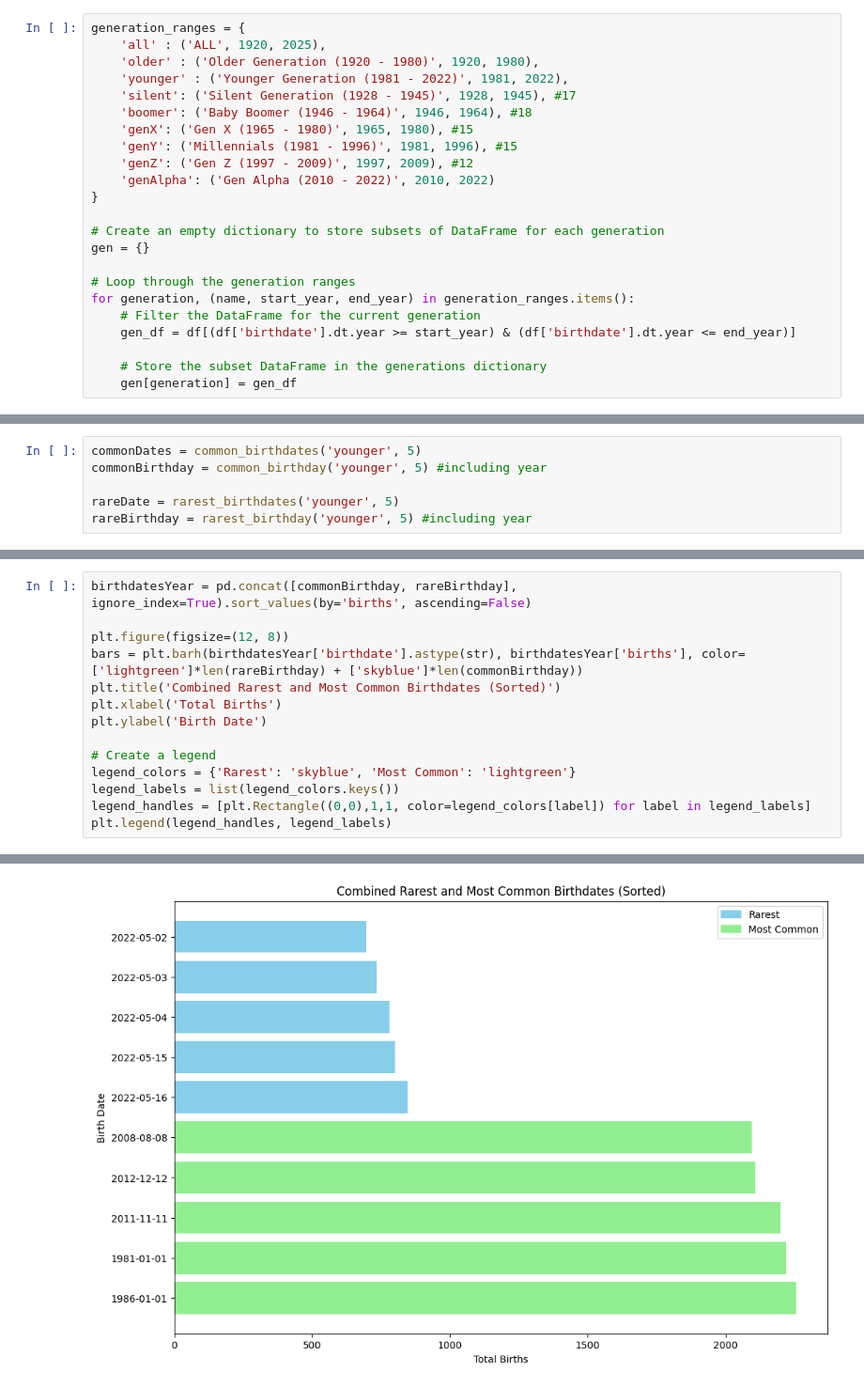
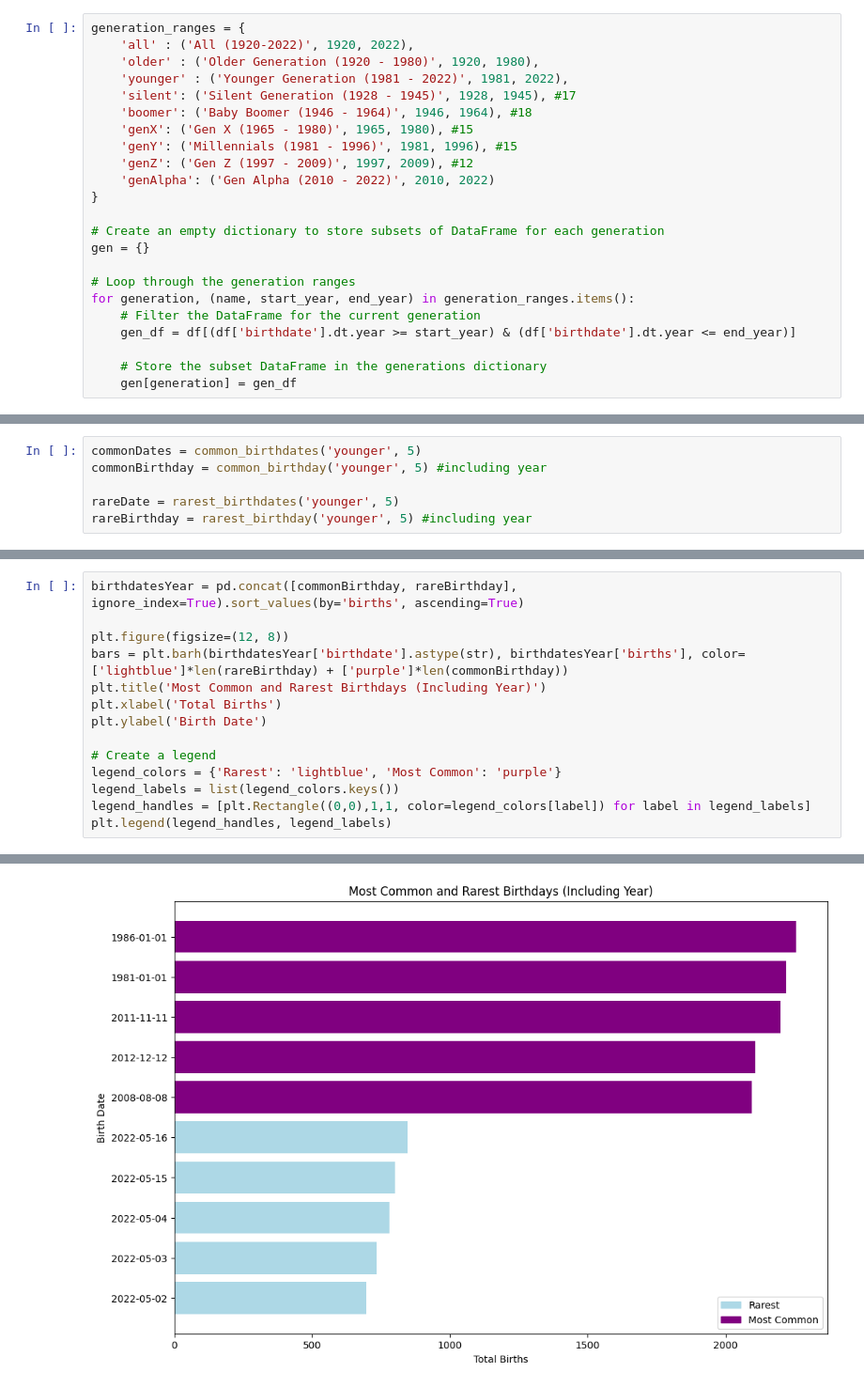
Before and after one commit to aqilahsalihah/birthdayAnalysis, a Jupyter notebook: birthdates.ipynb, the cells around one changed output, grey strips where cells are left out. Shown at 94% size. Drawn from its saved outputs; the diff is of its cells as text.

```diff
--- a/birthdates.ipynb
+++ b/birthdates.ipynb
@@ -56,7 +71,7 @@ print(df)
 # Define the birth year ranges for each generation
 # %%
 generation_ranges = {
-    'all' : ('ALL', 1920, 2025),
+    'all' : ('All (1920-2022)', 1920, 2022),
     'older' : ('Older Generation (1920 - 1980)', 1920, 1980),
     'younger' : ('Younger Generation (1981 - 2022)', 1981, 2022),
     'silent': ('Silent Generation (1928 - 1945)', 1928, 1945), #17
@@ -200,17 +221,17 @@ plt.legend(legend_handles, legend_labels)
 # %%
-birthdatesYear = pd.concat([commonBirthday, rareBirthday], ignore_index=True).sort_values(by='births', ascending=False)
+birthdatesYear = pd.concat([commonBirthday, rareBirthday], ignore_index=True).sort_values(by='births', ascending=True)
 
 plt.figure(figsize=(12, 8))
-bars = plt.barh(birthdatesYear['birthdate'].astype(str), birthdatesYear['births'], color=['lightgreen']*len(rareBirthday) + ['skyblue']*len(commonBirthday))
-plt.title('Combined Rarest and Most Common Birthdates (Sorted)')
+bars = plt.barh(birthdatesYear['birthdate'].astype(str), birthdatesYear['births'], color=['lightblue']*len(rareBirthday) + ['purple']*len(commonBirthday))
+plt.title('Most Common and Rarest Birthdays (Including Year)')
 plt.xlabel('Total Births')
 plt.ylabel('Birth Date')
 
 # Create a legend
-legend_colors = {'Rarest': 'skyblue', 'Most Common': 'lightgreen'}
+legend_colors = {'Rarest': 'lightblue', 'Most Common': 'purple'}
 legend_labels = list(legend_colors.keys())
 legend_handles = [plt.Rectangle((0,0),1,1, color=legend_colors[label]) for label in legend_labels]
 plt.legend(legend_handles, legend_labels)
 # %% [output]
 <matplotlib.legend.Legend at 0x...>
-[figure, old version]
+[figure, new version]
```
Also changed, not shown: parts of 11 cells of this notebook.
